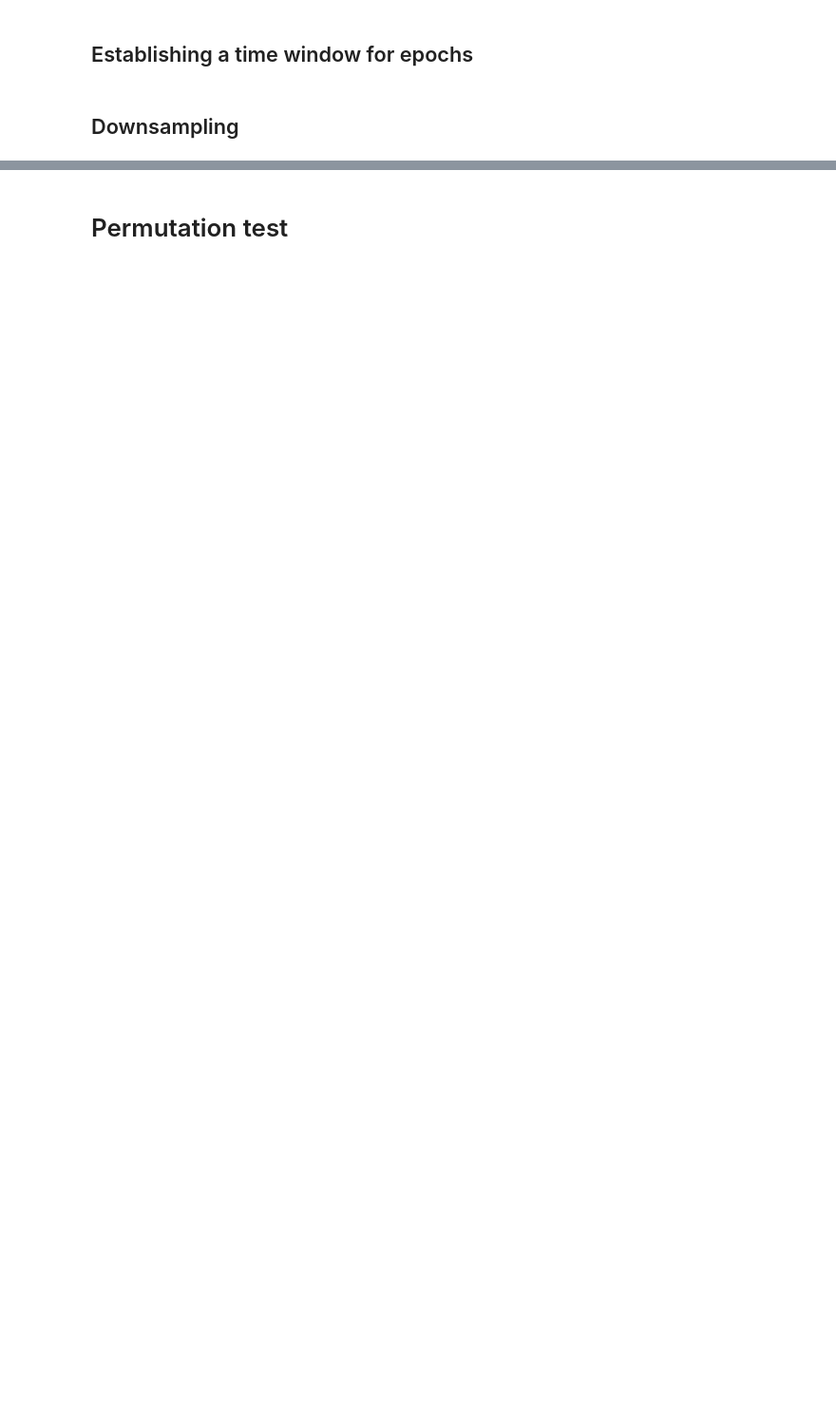
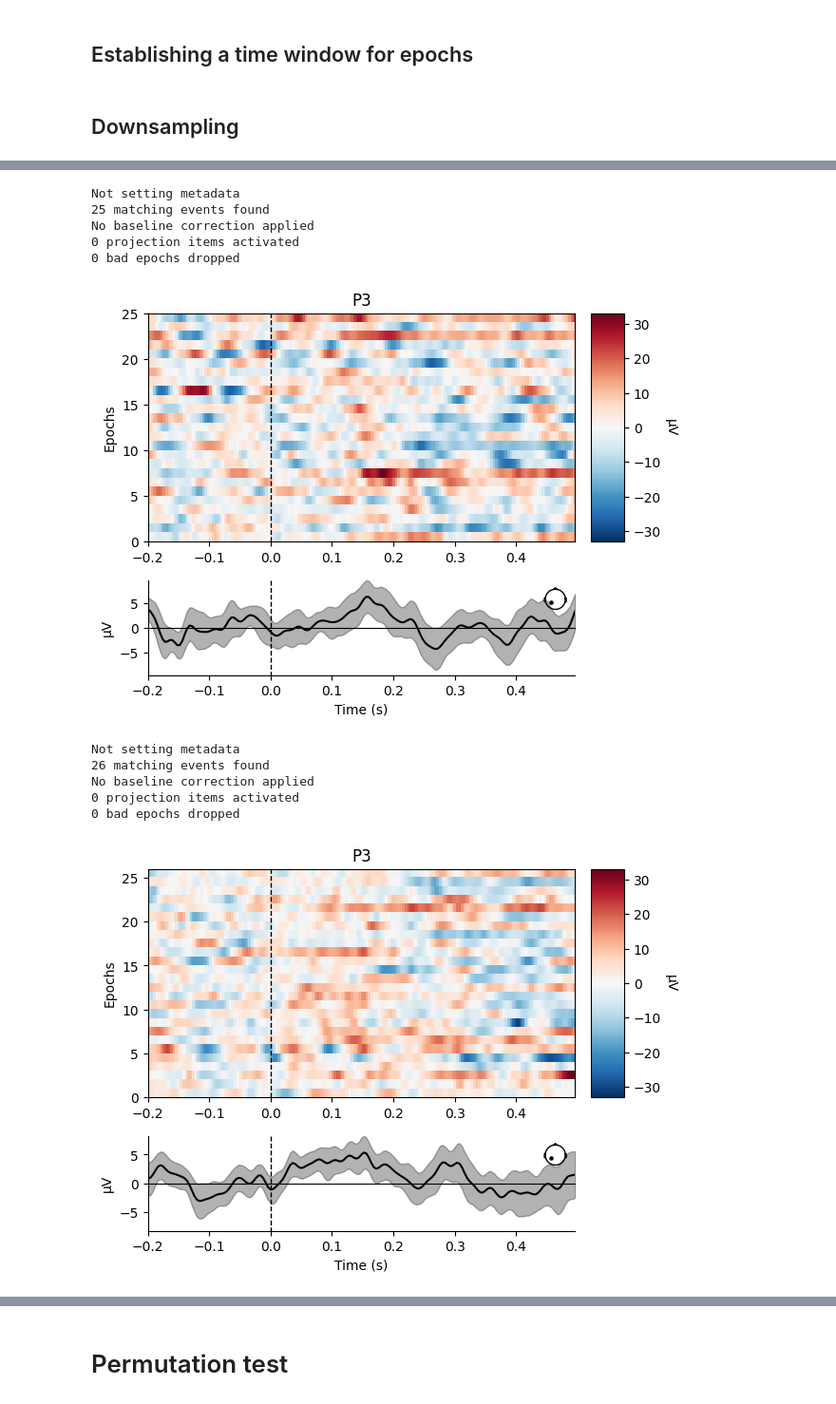
Before and after one commit to jorgenhw/studybuddies_neuroScience, a Jupyter notebook: own_experiment/NewAnalysis.ipynb, the cells around one changed output, grey strips where cells are left out. Shown at 95% size. Cells and saved outputs as stored; diff of their text form; code cells hidden in the pictures; blank space fills up the shorter version.

```diff
--- a/own_experiment/NewAnalysis.ipynb
+++ b/own_experiment/NewAnalysis.ipynb
@@ -189,14 +265,14 @@ new_event_id = {
 tmin, tmax = -0.2, 0.5
 
 # choosing only EEG channels for epoching
-picks = mne.pick_types(raw_real.info, meg=False, eeg=True, eog=False)
+picks = mne.pick_types(raw.info, meg=False, eeg=True, eog=False)
 # %%
 %%capture
 
 # creating the epochs using the variables created in the cell above, and timelocking to the events
 # baseline time interval spans from beginning of the data (-0.2 s) to 0 s (stimulus onset)
 # we use the reject variable we created earlier in order to remove artefacts
-epochs = mne.Epochs(raw_real, new_triggers[:,:], new_event_id, tmin, tmax, picks=picks,
+epochs = mne.Epochs(raw, new_triggers[:,:], new_event_id, tmin, tmax, picks=picks,
                     baseline=(None, 0), reject=reject, preload=True)
 # %% [markdown]
 ## Downsampling
@@ -208,14 +284,25 @@ epochs_resampled = epochs.resample(250)
 # %%
-# now the '/' used in the event IDs comes in handy! To get all epochs with auditory stimuli, we can index 'auditory' across the left/right dimension (and 'visual', of course)
+# now the '/' used in the event IDs comes in handy! To get all epochs with auditory stimuli, we can index
+# 'auditory' across the left/right dimension (and 'visual', of course)
 # that way we don't have to specify 'auditory_left' and 'auditory_right' etc.
 second_incorr = epochs_resampled['recog_phase/incorr2/second'] # when number broke sequence in 2nd position
 fourth_incorr = epochs_resampled['recog_phase/incorr4/fourth'] # when number broke sequence in 4th position
-
 fifth_corr = epochs_resampled['recog_phase/corr/fifth'] # number five during learning phase
 
-
 # plotting one channel as an example for each modality
-second_incorr.plot_image(picks=['Oz']);
-fourth_incorr.plot_image(picks=['Oz']);
-
-fifth_corr.plot_image(picks=['Oz']);
+second_incorr.plot_image(picks=['P3']);
+fourth_incorr.plot_image(picks=['P3']);
+fifth_corr.plot_image(picks=['P3']);
+# %% [output]
+Not setting metadata
+25 matching events found
+No baseline correction applied
+0 projection items activated
+0 bad epochs dropped
+[figure, added]
+Not setting metadata
+26 matching events found
+No baseline correction applied
+0 projection items activated
+0 bad epochs dropped
+[figure, added]
```
Also changed, not shown: parts of 24 cells of this notebook.
